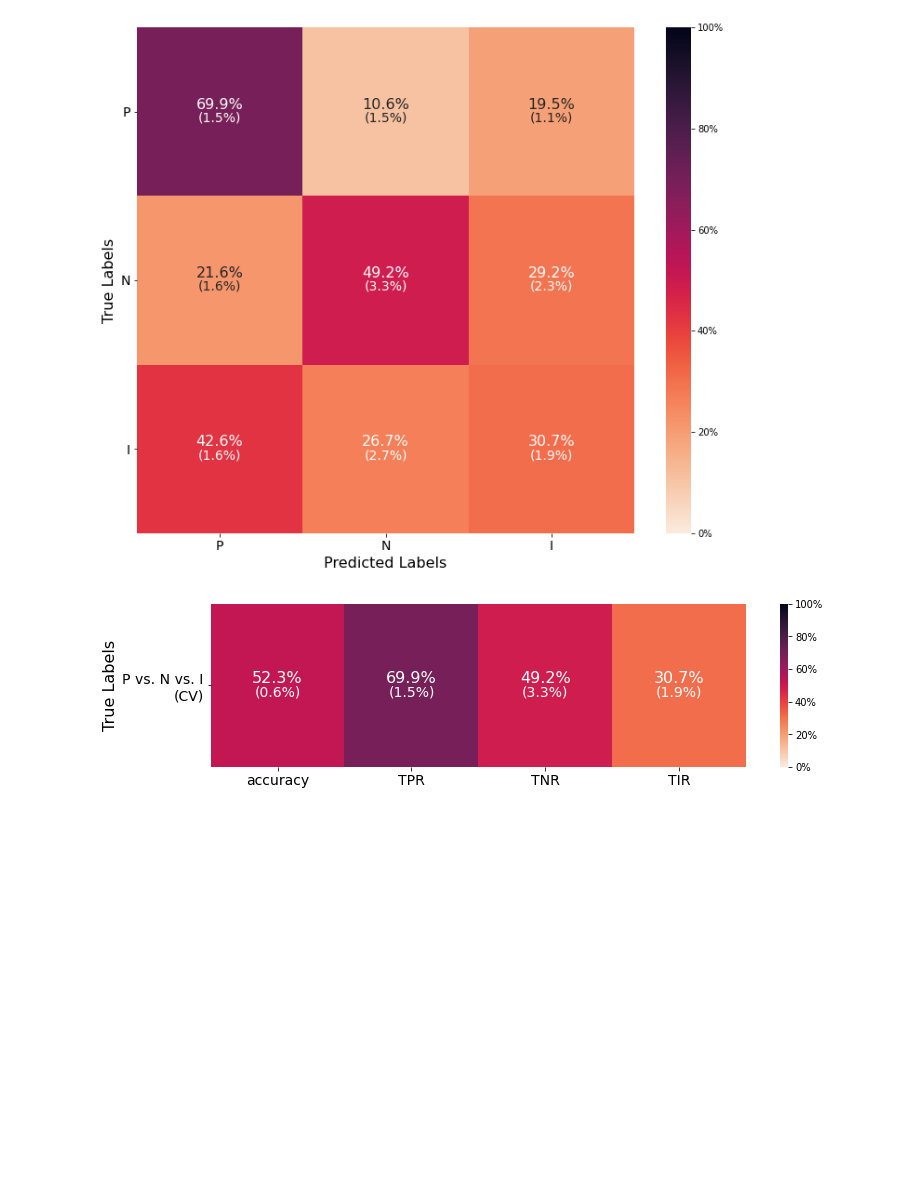
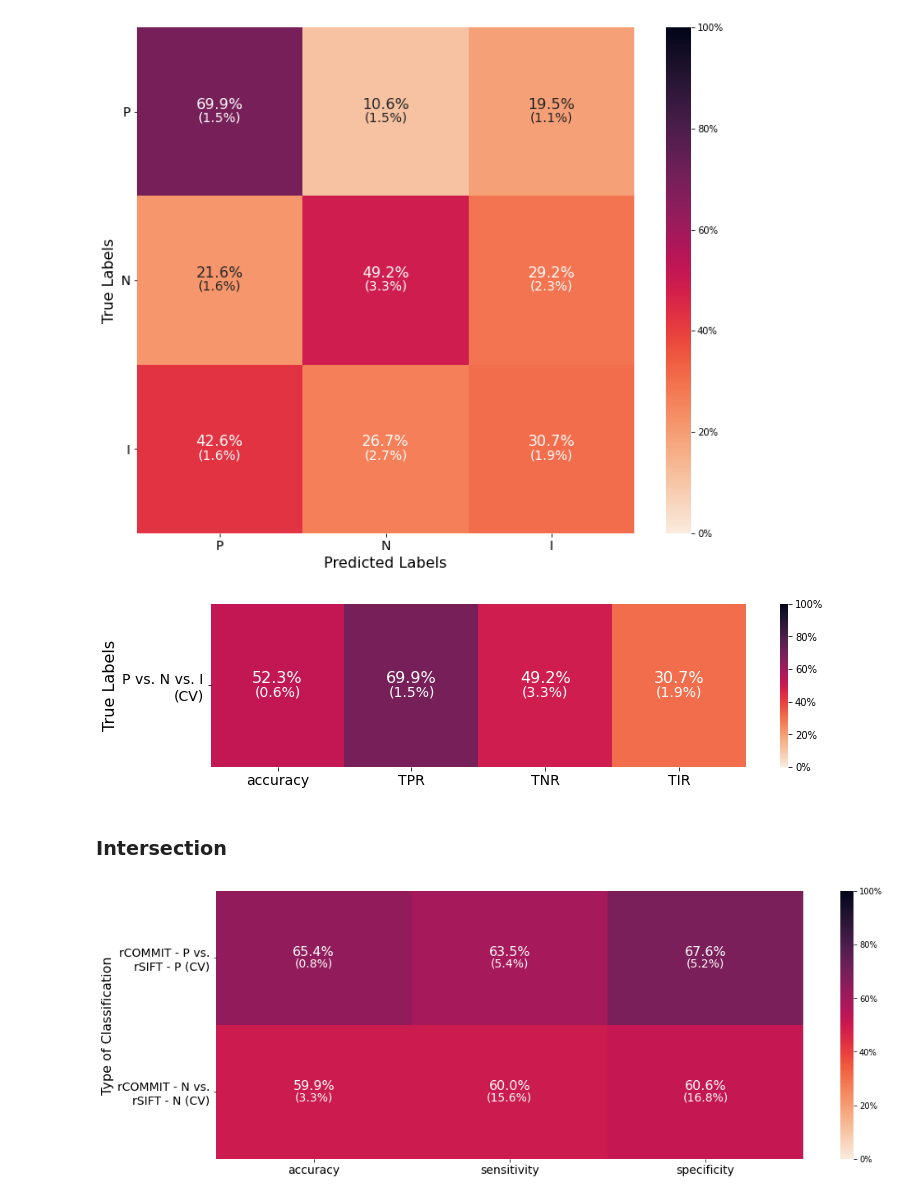
Before and after one commit to xinyiwan/mythesis, a Jupyter notebook: data analysis/plot.ipynb, the cells around one changed output. Drawn from its saved outputs; the diff is of its cells as text; code cells hidden in the pictures; blank space fills up the shorter version.

```diff
--- a/data analysis/plot.ipynb
+++ b/data analysis/plot.ipynb
@@ -434,3 +434,43 @@ plt.ylabel('True Labels',fontsize=16)
 plt.savefig('/Users/xinyi/Documents/GitHub/mythesis/figures/multi_class_critiaria.png')
 # %% [output]
 [figure]
+# %% [markdown]
+### Intersection
+# %%
+t = [[0.654, 0.599],
+        [0.635, 0.600],
+        [0.676, 0.606]]
+t = np.transpose(t)
+
+y = [['65.4%', '59.9%'],
+        ['63.5%', '60.0%'],
+        ['67.6%', '60.6%']]
+y = np.transpose(y)
+
+labels = ["rCOMMIT - P vs.\nrSIFT - P (CV)","rCOMMIT - N vs.\nrSIFT - N (CV)"]
+sizes = ["accuracy","sensitivity","specificity"]
+
+X = pd.DataFrame(t,index= labels, columns=sizes)
+
+Y = pd.DataFrame(y)
+
+
+Z = pd.DataFrame([["(0.8%)","(3.3%)"],
+                  ["(5.4%)","(15.6%)"],
+                  ["(5.2%)","(16.8%)"]])
+Z = np.transpose(Z)
+
+plt.figure(figsize = (16,6))
+
+fmt = lambda x,pos: '{:.0%}'.format(x)
+ax = sns.heatmap(X, annot=False, linewidths=0.5, linecolor='gray', cbar_kws={'format':FuncFormatter(fmt)},cmap="rocket_r",vmin=0, vmax=1)
+ax = sns.heatmap(X, annot=Y, annot_kws={'va':'bottom',"size": 16}, fmt="", cbar=False,cmap="rocket_r",vmin=0, vmax=1)
+ax = sns.heatmap(X, annot=Z, annot_kws={'va':'top',"size": 14}, fmt="", cbar=False,cmap="rocket_r",vmin=0.4, vmax=0.8)
+ax.set_yticklabels(ax.get_yticklabels(), rotation=0,fontsize=14,)
+ax.set_xticklabels(ax.get_xticklabels(), fontsize=14)
+
+
+plt.ylabel('Type of Classification',fontsize=16)
+plt.savefig('/Users/xinyi/Documents/GitHub/mythesis/figures/inter_tf_classifiers.png')
+# %% [output]
+[figure, added]
```
Also changed, not shown: parts of 1 cell of this notebook, 5 other files.
